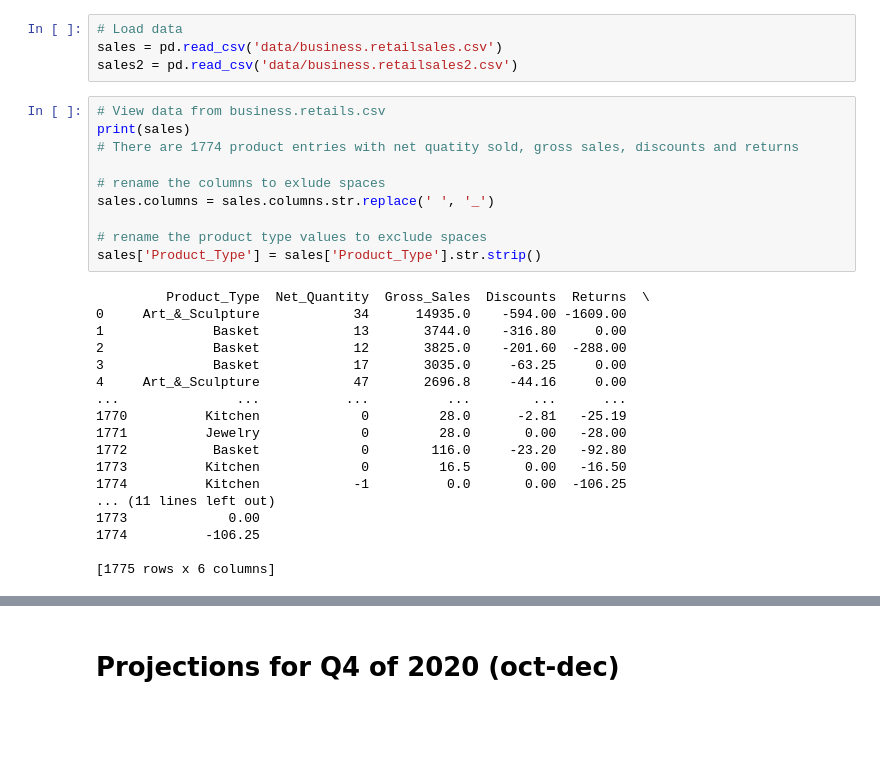
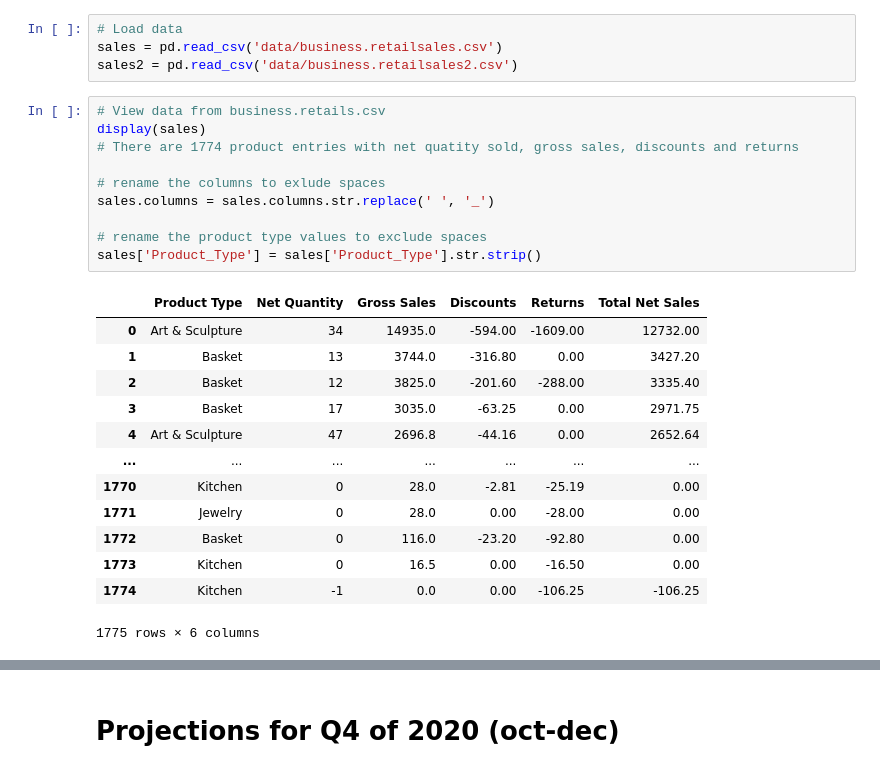
Before and after one commit to tuebolo/online_business_sales, a Jupyter notebook: analysis.ipynb, the cells around one changed output, grey strips where cells are left out. Cells and saved outputs as stored; diff of their text form; blank space fills up the shorter version.

```diff
--- a/analysis.ipynb
+++ b/analysis.ipynb
@@ -9,29 +31,25 @@ sales = pd.read_csv('data/business.retailsales.csv')
 sales2 = pd.read_csv('data/business.retailsales2.csv')
 # %%
 # View data from business.retails.csv
-print(sales)
+display(sales)
 # There are 1774 product entries with net quatity sold, gross sales, discounts and returns
 
 # rename the columns to exlude spaces
 sales.columns = sales.columns.str.replace(' ', '_')
 
 # rename the product type values to exclude spaces
 sales['Product_Type'] = sales['Product_Type'].str.strip()
 # %% [output]
+|  | Product Type | Net Quantity | Gross Sales | Discounts | Returns | Total Net Sales |
+| 0 | Art & Sculpture | 34 | 14935.0 | -594.00 | -1609.00 | 12732.00 |
+| 1 | Basket | 13 | 3744.0 | -316.80 | 0.00 | 3427.20 |
+| 2 | Basket | 12 | 3825.0 | -201.60 | -288.00 | 3335.40 |
+| 3 | Basket | 17 | 3035.0 | -63.25 | 0.00 | 2971.75 |
+| 4 | Art & Sculpture | 47 | 2696.8 | -44.16 | 0.00 | 2652.64 |
+| ... | ... | ... | ... | ... | ... | ... |
+| 1770 | Kitchen | 0 | 28.0 | -2.81 | -25.19 | 0.00 |
+| 1771 | Jewelry | 0 | 28.0 | 0.00 | -28.00 | 0.00 |
+| 1772 | Basket | 0 | 116.0 | -23.20 | -92.80 | 0.00 |
+| 1773 | Kitchen | 0 | 16.5 | 0.00 | -16.50 | 0.00 |
+| 1774 | Kitchen | -1 | 0.0 | 0.00 | -106.25 | -106.25 |
-         Product_Type  Net_Quantity  Gross_Sales  Discounts  Returns  \
-0     Art_&_Sculpture            34      14935.0    -594.00 -1609.00
-1              Basket            13       3744.0    -316.80     0.00
-2              Basket            12       3825.0    -201.60  -288.00
-3              Basket            17       3035.0     -63.25     0.00
-4     Art_&_Sculpture            47       2696.8     -44.16     0.00
-...               ...           ...          ...        ...      ...
-1770          Kitchen             0         28.0      -2.81   -25.19
-1771          Jewelry             0         28.0       0.00   -28.00
-1772           Basket             0        116.0     -23.20   -92.80
-1773          Kitchen             0         16.5       0.00   -16.50
-1774          Kitchen            -1          0.0       0.00  -106.25
-... (11 lines left out)
-1773             0.00
-1774          -106.25
-
-[1775 rows x 6 columns]
+1775 rows × 6 columns
```
Also changed, not shown: parts of 12 cells of this notebook.
